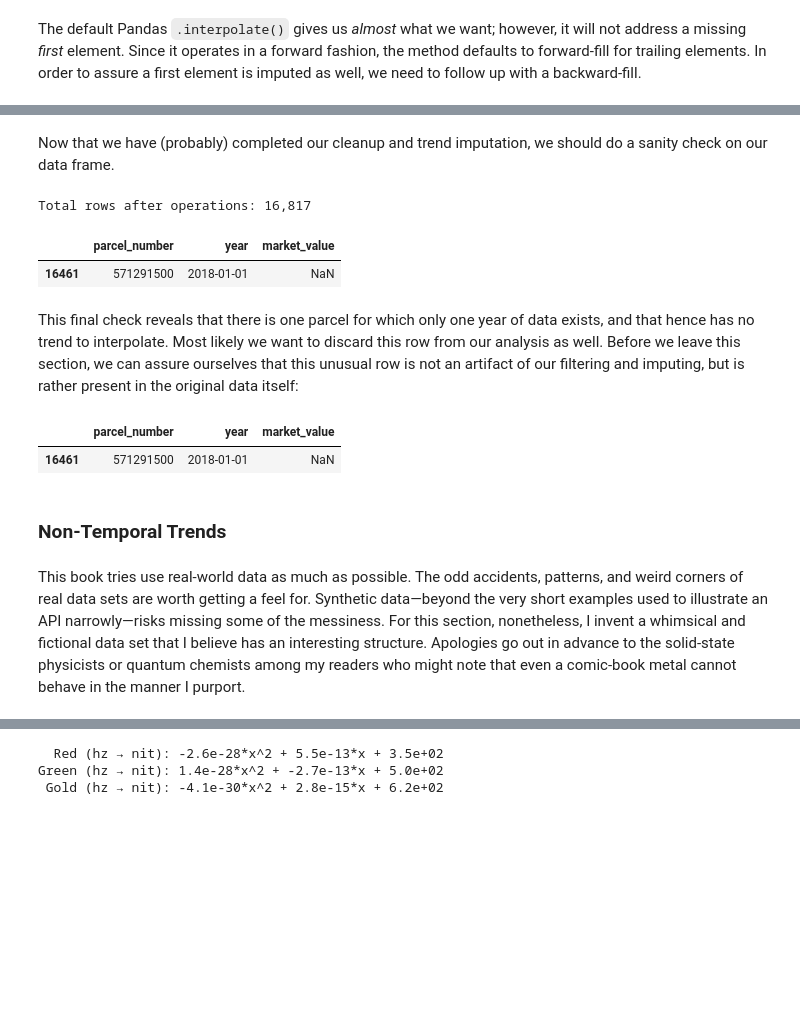
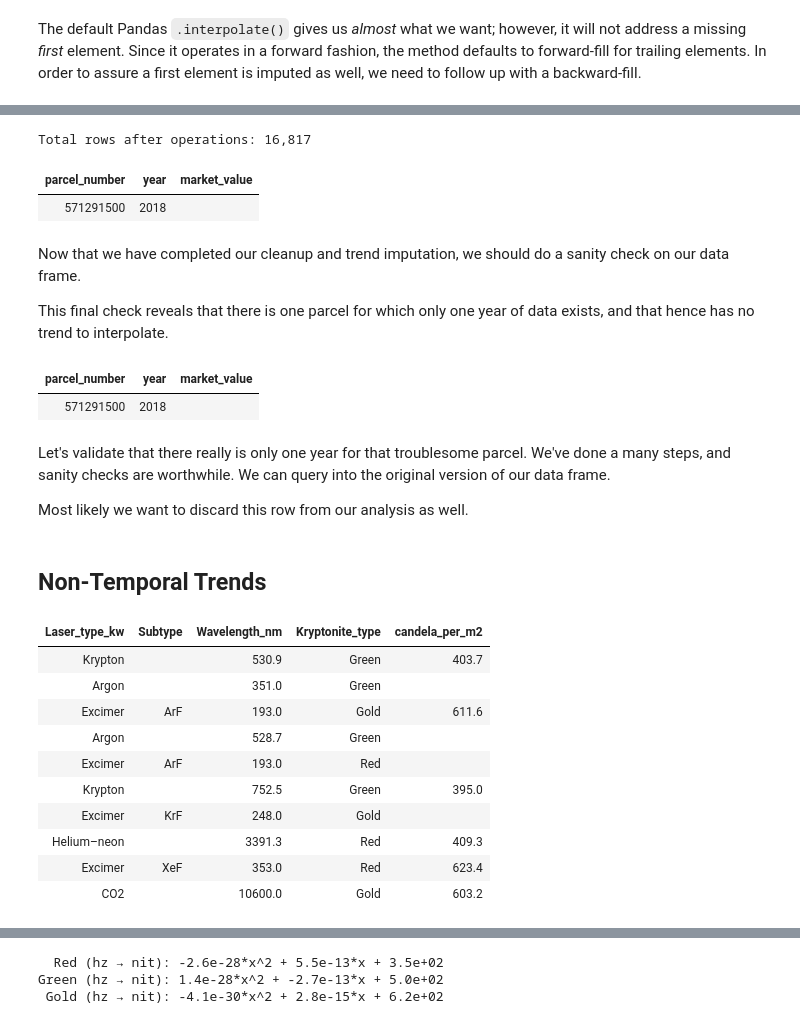
Before and after one commit to DavidMertz/CleaningDataVideo, a Jupyter notebook: Value_Imputation.ipynb, the cells around one changed output, grey strips where cells are left out. Drawn from its saved outputs; the diff is of its cells as text; code cells hidden in the pictures; blank space fills up the shorter version.

Commit message:
Mostly done with value imputation

```diff
--- a/Value_Imputation.ipynb
+++ b/Value_Imputation.ipynb
@@ -402,0 +382,3 @@ A "parcel" is simply a tax/regulatory word for property under a common deed. I s
+# %%
+parcl = pd.read_json('data/philly_missing.json', dtype=int)
+GT(parcl.sample(7, random_state=4))
@@ -405,3 +395,0 @@ I believe the service limited results to fewer than the complete data set; there
-# %%
-parcl = pd.read_json('data/philly_missing.json')
-parcl.sample(7, random_state=4) # Random state highlights details
@@ -459,4 +439,0 @@ First, let us clean our data frame a bit more.  Now that all the NaN values have
-# %%
-parcl['parcel_number'] = parcl.parcel_number.astype(np.uint32)
-parcl['year'] = pd.to_datetime(parcl.year, format="%Y")
-parcl.head()
@@ -662,24 +609,41 @@ parcl4['market_value'] = (
+# %%
+print(f"Total rows after operations: {len(parcl4):,}")
+
+# Overlooked missing data
+GT(parcl4.loc[parcl4.market_value.isnull()])
+# %% [output]
+Total rows after operations: 16,817
+| parcel_number | year | market_value |
+| 571291500 | 2018 |  |
 # %% [markdown]
-Now that we have (probably) completed our cleanup and trend imputation, we should do a sanity check on our data frame.
+Now that we have completed our cleanup and trend imputation, we should do a sanity check on our data frame.
+
+This final check reveals that there is one parcel for which only one year of data exists, and that hence has no trend to interpolate.
-# %%
-print(f"Total rows after operations: {len(parcl4):,}")
-
-# Overlooked missing data
-parcl4.loc[parcl4.market_value.isnull()]
-# %% [output]
-Total rows after operations: 16,817
-|  | parcel_number | year | market_value |
-| 16461 | 571291500 | 2018-01-01 | NaN |
-# %% [markdown]
-This final check reveals that there is one parcel for which only one year of data exists, and that hence has no trend to interpolate.  Most likely we want to discard this row from our analysis as well.  Before we leave this section, we can assure ourselves that this unusual row is not an artifact of our filtering and imputing, but is rather present in the original data itself:
 # %%
 # As read from disk (other than missing parcels)
-parcl.loc[parcl.parcel_number == 571291500]
+GT(parcl.loc[parcl.parcel_number == "571291500"])
 # %% [output]
-|  | parcel_number | year | market_value |
-| 16461 | 571291500 | 2018-01-01 | NaN |
+| parcel_number | year | market_value |
+| 571291500 | 2018 |  |
+# %% [markdown]
+Let's validate that there really is only one year for that troublesome parcel.  We've done a many steps, and sanity checks are worthwhile.  We can query into the original version of our data frame.
+
+Most likely we want to discard this row from our analysis as well.
 # %% [markdown]
-### Non-Temporal Trends
+## Non-Temporal Trends
-# %% [markdown]
-This book tries use real-world data as much as possible.  The odd accidents, patterns, and weird corners of real data sets are worth getting a feel for.  Synthetic data—beyond the very short examples used to illustrate an API narrowly—risks missing some of the messiness.  For this section, nonetheless, I invent a whimsical and fictional data set that I believe has an interesting structure.  Apologies go out in advance to the solid-state physicists or quantum chemists among my readers who might note that even a comic-book metal cannot behave in the manner I purport.
+# %%
+krypt = pd.read_fwf('data/excited-kryptonite.fwf')
+GT(krypt.sample(10, random_state=4).round(1))
+# %% [output]
+| Laser_type_kw | Subtype | Wavelength_nm | Kryptonite_type | candela_per_m2 |
+| Krypton |  | 530.9 | Green | 403.7 |
+| Argon |  | 351.0 | Green |  |
+| Excimer | ArF | 193.0 | Gold | 611.6 |
+| Argon |  | 528.7 | Green |  |
+| Excimer | ArF | 193.0 | Red |  |
+| Krypton |  | 752.5 | Green | 395.0 |
+| Excimer | KrF | 248.0 | Gold |  |
+| Helium–neon |  | 3391.3 | Red | 409.3 |
+| Excimer | XeF | 353.0 | Red | 623.4 |
+| CO2 |  | 10600.0 | Gold | 603.2 |
 # %% [markdown]
```
Also changed, not shown: parts of 241 cells of this notebook, 3 other files.
